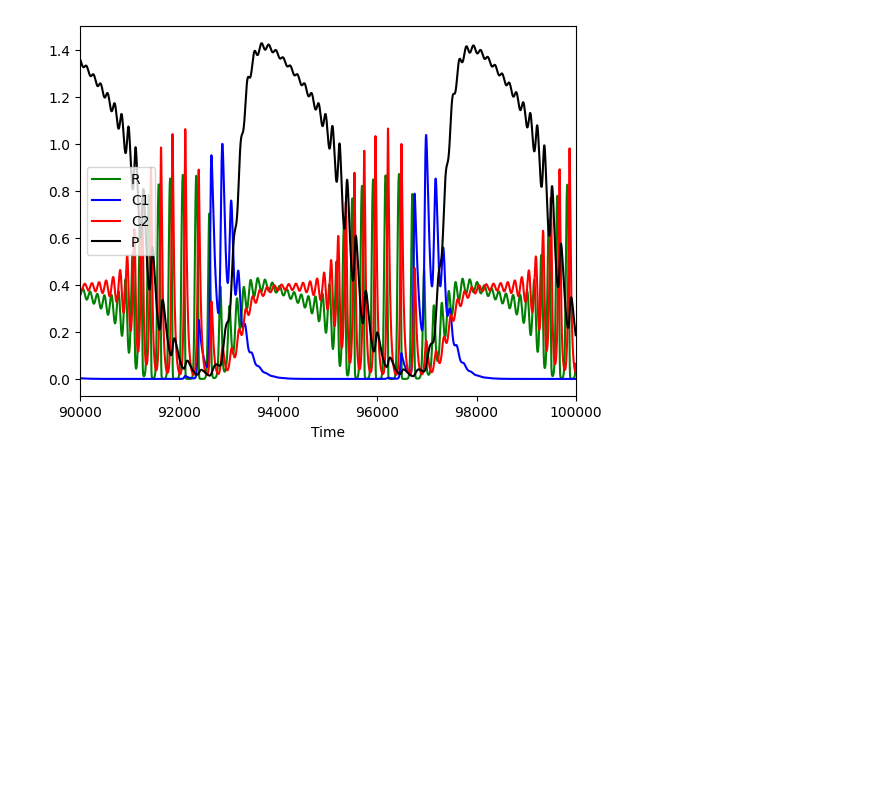
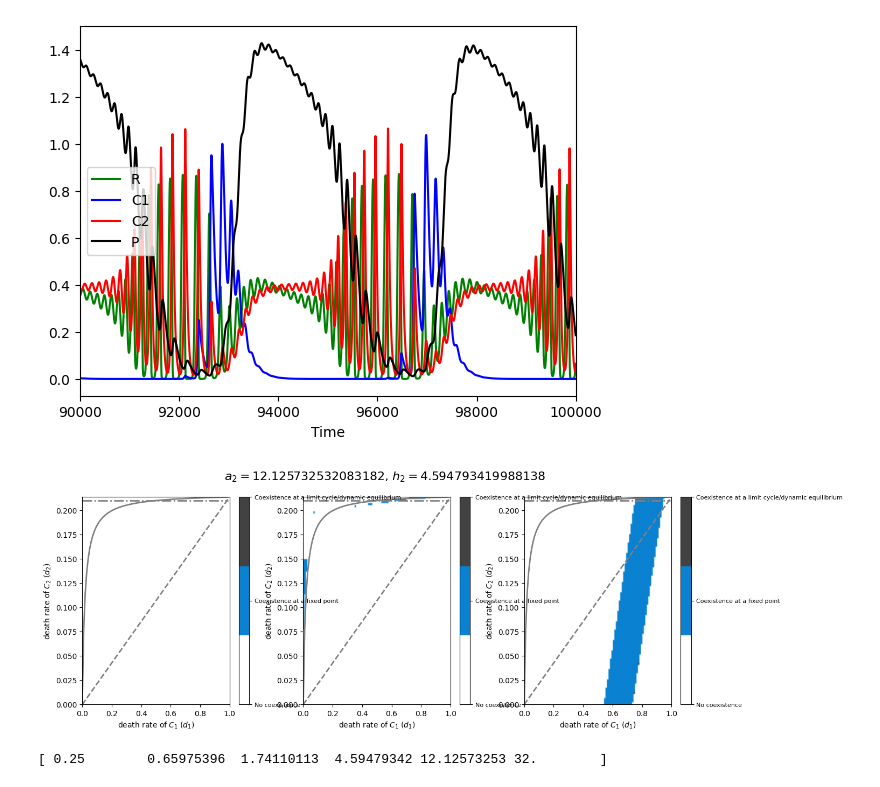
Before and after one commit to lizsukiss/relnonlin_predation, a Jupyter notebook: notebooks/explore_dynamics.ipynb, the cells around one changed output. Drawn from its saved outputs; the diff is of its cells as text; code cells hidden in the pictures; blank space fills up the shorter version.

```diff
--- a/notebooks/explore_dynamics.ipynb
+++ b/notebooks/explore_dynamics.ipynb
@@ -362,3 +362,42 @@ plt.xlabel('Time')
 # %% [output]
 Text(0.5, 0, 'Time')
 [figure]
+# %%
+from plotting import coexistence_plot_with_lines
+from utils import make_filename
+# Params
+0.25
+0.6597539553864471
+1.741101126592248
+4.594793419988138
+12.125732532083182
+32.0
+params = {
+    'a2': 12.125732532083182,
+    'h2': 4.594793419988138,
+
+    'a1': 1,
+    'h1': 0,
+
+    'aP': 1,
+    'dP': 0.25,
+    'hP': 0,
+
+    'resolution': 100
+}
+titletext = f'$a_2 = {params["a2"]}$, $h_2 = {params["h2"]}$'
+
+filename = make_filename('results/matrices/matrices', params)
+with np.load(filename, allow_pickle=True) as matrices:
+    coexistence_matrix_linsatpred = matrices['coexistence_lin_sat_pred']
+    coexistence_matrix_linlinpred = matrices['coexistence_lin_lin_pred']
+    coexistence_matrix_linsat = matrices['coexistence_lin_sat']
+
+# Subplot with three axis (1,3)
+fig, axes = plt.subplots(1, 3, figsize=(15, 5))
+coexistence_plot_with_lines(coexistence_matrix_linsat, params, "", ax=axes[0])
+coexistence_plot_with_lines(coexistence_matrix_linlinpred, params, "", ax=axes[1])
+coexistence_plot_with_lines(coexistence_matrix_linsatpred, params, "", ax=axes[2])
+title = fig.suptitle(f'{titletext}', fontsize=16)
+# %% [output]
+[figure, added]
@@ -364,0 +406,4 @@ Text(0.5, 0, 'Time')
+# %%
+print(arr2)
+# %% [output]
+[ 0.25        0.65975396  1.74110113  4.59479342 12.12573253 32.        ]
```
Also changed, not shown: parts of 5 cells of this notebook, 4 other files.
